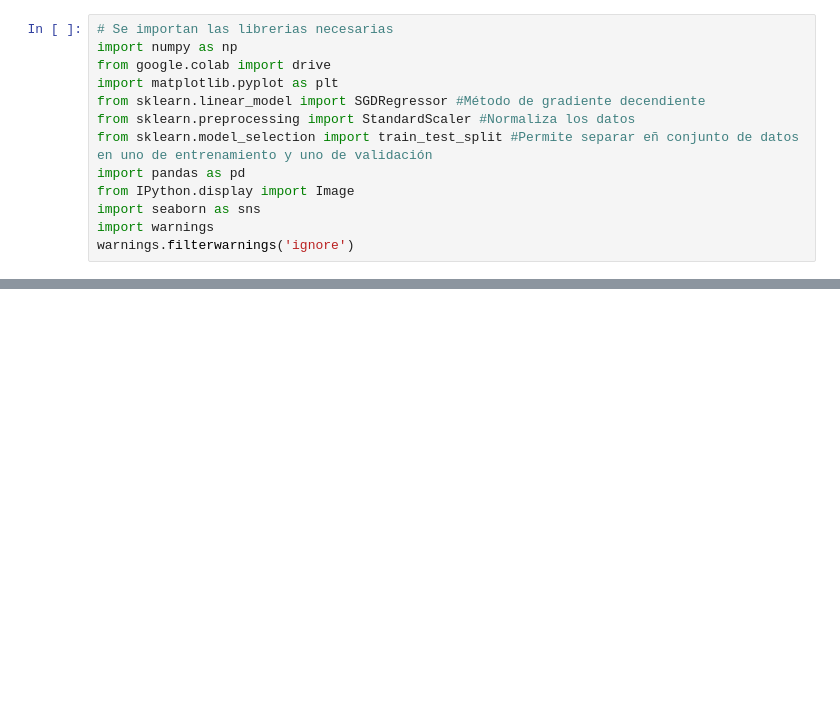
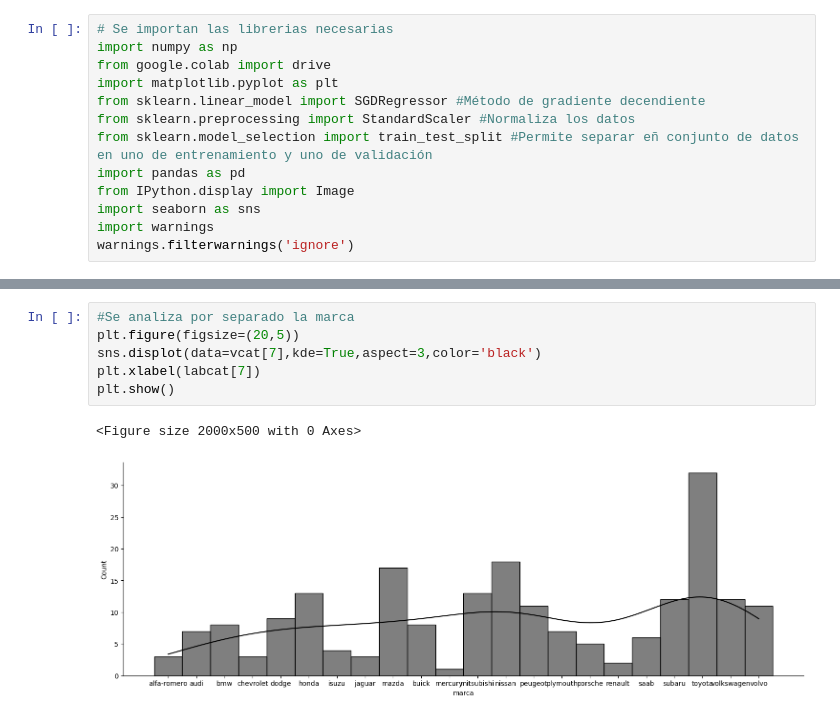
Before and after one commit to DCI-alxogm/ml2023-proditorIF, a Jupyter notebook: Sep8-9/Clase_09sep_McL_BRM.ipynb, the cells around one changed output, grey strips where cells are left out. Saved outputs shown, nothing was run; the diff lists cells and outputs as text; blank space fills up the shorter version.

```diff
--- a/Sep8-9/Clase_09sep_McL_BRM.ipynb
+++ b/Sep8-9/Clase_09sep_McL_BRM.ipynb
@@ -42,0 +110,9 @@ plt.show()
+# %%
+#Se analiza por separado la marca
+plt.figure(figsize=(20,5))
+sns.displot(data=vcat[7],kde=True,aspect=3,color='black')
+plt.xlabel(labcat[7])
+plt.show()
+# %% [output]
+<Figure size 2000x500 with 0 Axes>
+[figure, added]
```
Also changed, not shown: parts of 29 cells of this notebook.
